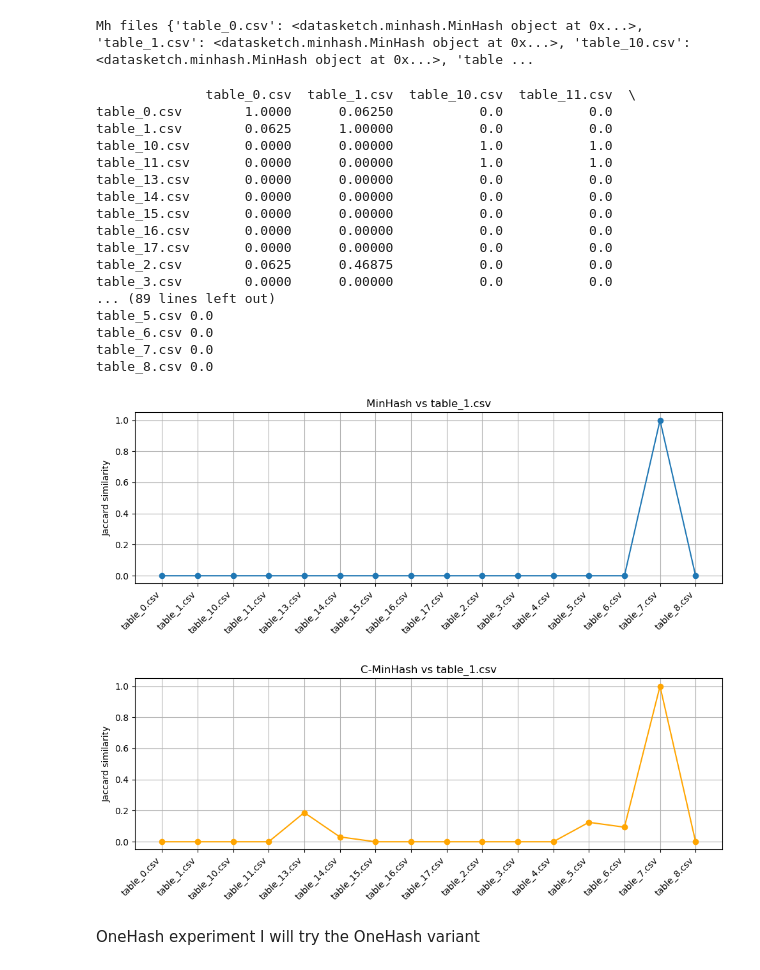
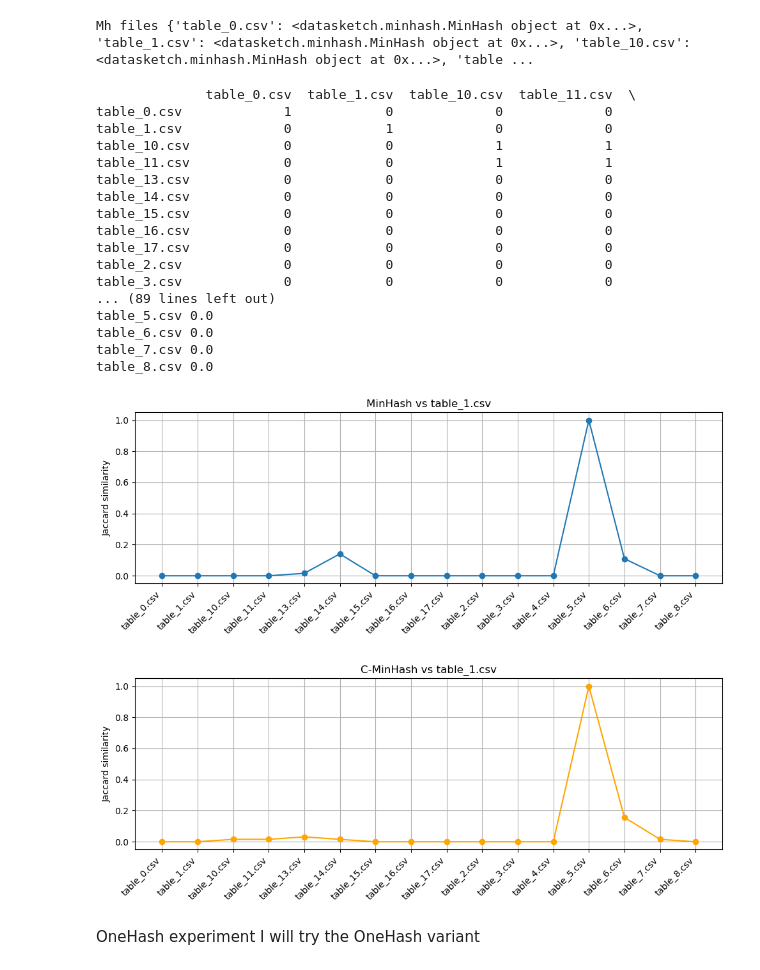
Before and after one commit to berkentekin/dsait4000-assignment-1-group34, a Jupyter notebook: Assignment_part1 V2 (1).ipynb, the cells around one changed output. Saved outputs shown, nothing was run; the diff lists cells and outputs as text; code cells hidden in the pictures.

```diff
--- a/Assignment_part1 V2 (1).ipynb
+++ b/Assignment_part1 V2 (1).ipynb
@@ -553,12 +575,12 @@ for fname, content in cminhash_files.items():
 
 df = pd.DataFrame(hash_scores)
 cdf = pd.DataFrame(chash_scores)
-print(cdf)
+print(df)
 
 
 # Compute Jaccard similarities to table_1.csv
-hash_scores = {f: minhash_files[f].jaccard(minhash_files['table_7.csv']) for f in minhash_files}
-chash_scores = {f: cminhash_files[f].jaccard(cminhash_files['table_7.csv']) for f in cminhash_files}
+hash_scores = {f: minhash_files[f].jaccard(minhash_files['table_5.csv']) for f in minhash_files}
+chash_scores = {f: cminhash_files[f].jaccard(cminhash_files['table_5.csv']) for f in cminhash_files}
 
 # Sort keys for consistent plotting
 files_sorted = sorted(hash_scores.keys())
@@ -575,46 +597,46 @@ for f in sorted(cminhash_files.keys()):
 
 # Plot MinHash similarities
 plt.figure(figsize=(10, 4))
 plt.plot(files_sorted, hash_vals, marker='o', label='MinHash Jaccard')
 plt.xticks(rotation=45, ha='right')
 plt.ylabel('Jaccard similarity')
 plt.title('MinHash vs table_1.csv')
 plt.grid(True)
 plt.tight_layout()
 plt.show()
 
 # Plot C-MinHash similarities
 plt.figure(figsize=(10, 4))
 # Filter to only files present in cminhash
 files_ch_sorted = sorted(cminhash_files.keys())
 chash_vals_plot = [chash_scores[f] for f in files_ch_sorted]
 plt.plot(files_ch_sorted, chash_vals_plot, marker='o', color='orange', label='C-MinHash Jaccard')
 plt.xticks(rotation=45, ha='right')
 plt.ylabel('Jaccard similarity')
 plt.title('C-MinHash vs table_1.csv')
 plt.grid(True)
 plt.tight_layout()
 plt.show()
 # %% [output]
               table_0.csv  table_1.csv  table_10.csv  table_11.csv  \
-table_0.csv        1.0000      0.06250           0.0           0.0
-table_1.csv        0.0625      1.00000           0.0           0.0
-table_10.csv       0.0000      0.00000           1.0           1.0
-table_11.csv       0.0000      0.00000           1.0           1.0
-table_13.csv       0.0000      0.00000           0.0           0.0
-table_14.csv       0.0000      0.00000           0.0           0.0
-table_15.csv       0.0000      0.00000           0.0           0.0
-table_16.csv       0.0000      0.00000           0.0           0.0
-table_17.csv       0.0000      0.00000           0.0           0.0
-table_2.csv        0.0625      0.46875           0.0           0.0
-table_3.csv        0.0000      0.00000           0.0           0.0
+table_0.csv             1            0             0             0
+table_1.csv             0            1             0             0
+table_10.csv            0            0             1             1
+table_11.csv            0            0             1             1
+table_13.csv            0            0             0             0
+table_14.csv            0            0             0             0
+table_15.csv            0            0             0             0
+table_16.csv            0            0             0             0
+table_17.csv            0            0             0             0
+table_2.csv             0            0             0             0
+table_3.csv             0            0             0             0
 ... (89 lines left out)
 table_5.csv 0.0
 table_6.csv 0.0
 table_7.csv 0.0
 table_8.csv 0.0
-[figure, old version]
+[figure, new version]
-[figure, old version]
+[figure, new version]
 # %%
 minhash_files = {}
 minhash_cols = defaultdict(list)
```
Also changed, not shown: parts of 1 cell of this notebook.
